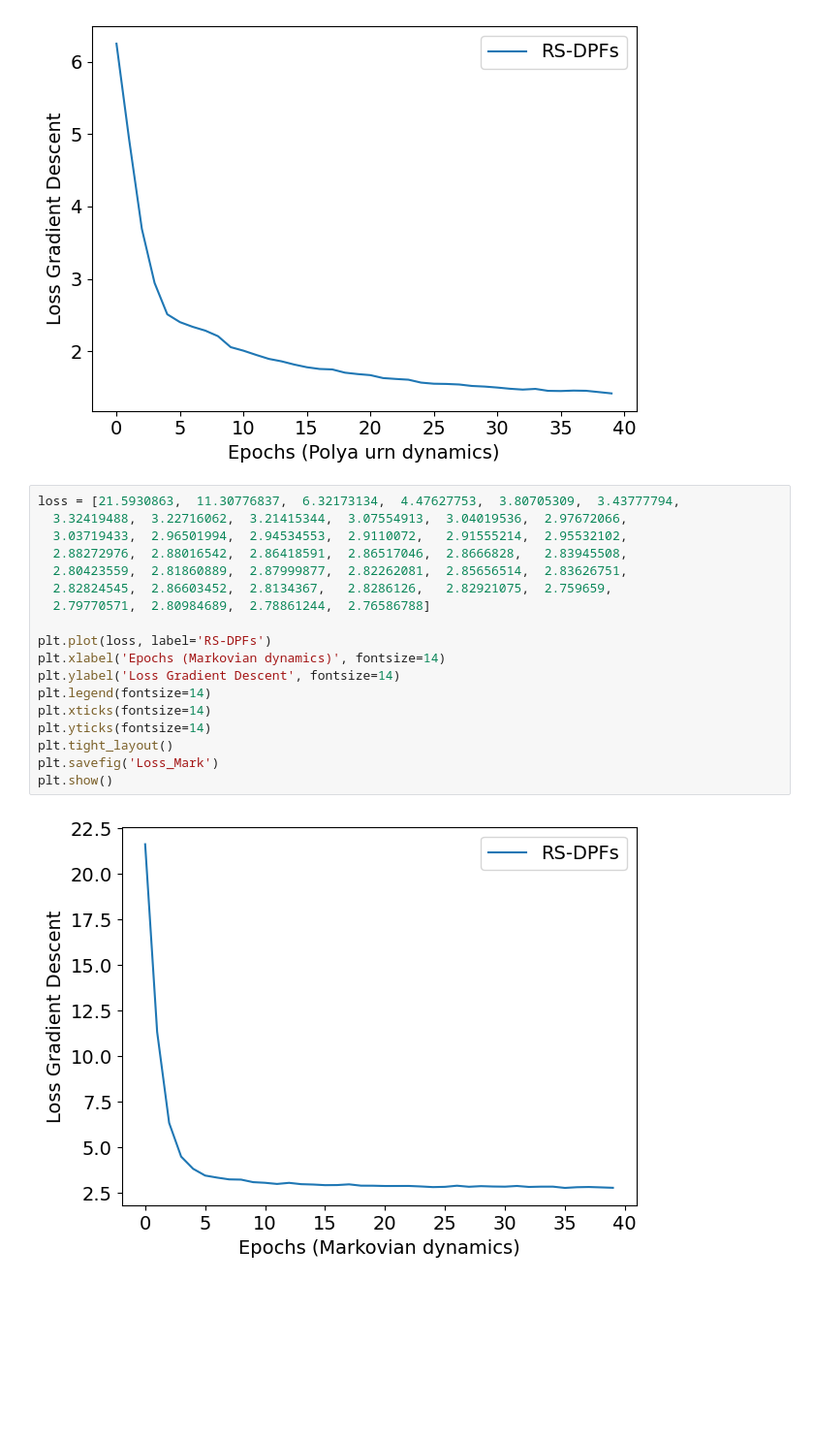
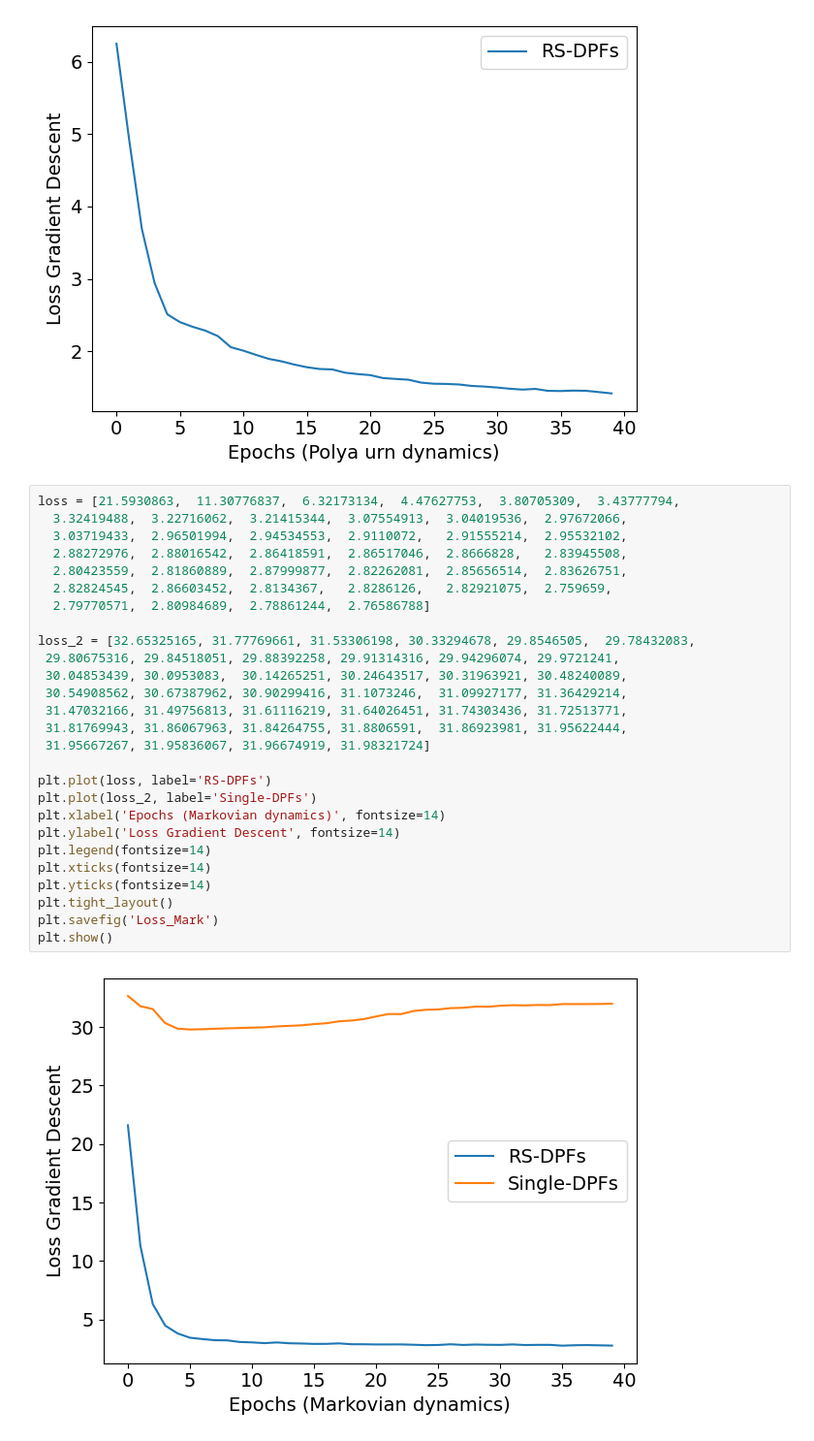
Before and after one commit to WickhamLi/RS-DBPF, a Jupyter notebook: results/Figures.ipynb, the cells around one changed output. Shown at 97% size. Drawn from its saved outputs; the diff is of its cells as text; blank space fills up the shorter version.

Commit message:
single DPFs

```diff
--- a/results/Figures.ipynb
+++ b/results/Figures.ipynb
@@ -78,20 +78,29 @@ plt.show()
 # %%
 loss = [21.5930863,  11.30776837,  6.32173134,  4.47627753,  3.80705309,  3.43777794,
   3.32419488,  3.22716062,  3.21415344,  3.07554913,  3.04019536,  2.97672066,
   3.03719433,  2.96501994,  2.94534553,  2.9110072,   2.91555214,  2.95532102,
   2.88272976,  2.88016542,  2.86418591,  2.86517046,  2.8666828,   2.83945508,
   2.80423559,  2.81860889,  2.87999877,  2.82262081,  2.85656514,  2.83626751,
   2.82824545,  2.86603452,  2.8134367,   2.8286126,   2.82921075,  2.759659,
   2.79770571,  2.80984689,  2.78861244,  2.76586788]
 
+loss_2 = [32.65325165, 31.77769661, 31.53306198, 30.33294678, 29.8546505,  29.78432083,
+ 29.80675316, 29.84518051, 29.88392258, 29.91314316, 29.94296074, 29.9721241,
+ 30.04853439, 30.0953083,  30.14265251, 30.24643517, 30.31963921, 30.48240089,
+ 30.54908562, 30.67387962, 30.90299416, 31.1073246,  31.09927177, 31.36429214,
+ 31.47032166, 31.49756813, 31.61116219, 31.64026451, 31.74303436, 31.72513771,
+ 31.81769943, 31.86067963, 31.84264755, 31.8806591,  31.86923981, 31.95622444,
+ 31.95667267, 31.95836067, 31.96674919, 31.98321724]
+
 plt.plot(loss, label='RS-DPFs')
+plt.plot(loss_2, label='Single-DPFs')
 plt.xlabel('Epochs (Markovian dynamics)', fontsize=14)
 plt.ylabel('Loss Gradient Descent', fontsize=14)
 plt.legend(fontsize=14)
 plt.xticks(fontsize=14)
 plt.yticks(fontsize=14)
 plt.tight_layout()
 plt.savefig('Loss_Mark')
 plt.show()
 # %% [output]
-[figure, old version]
+[figure, new version]
```
Also changed, not shown: 23 other files.
